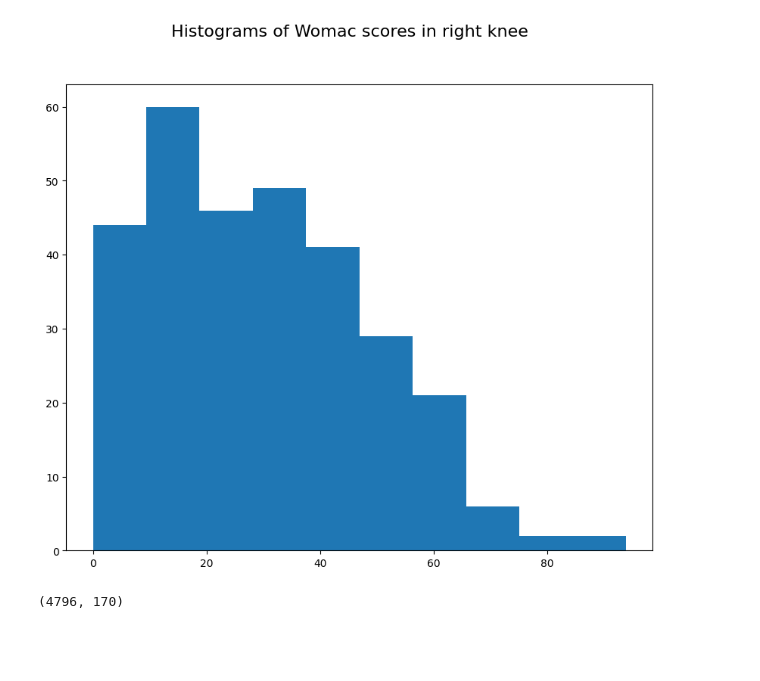
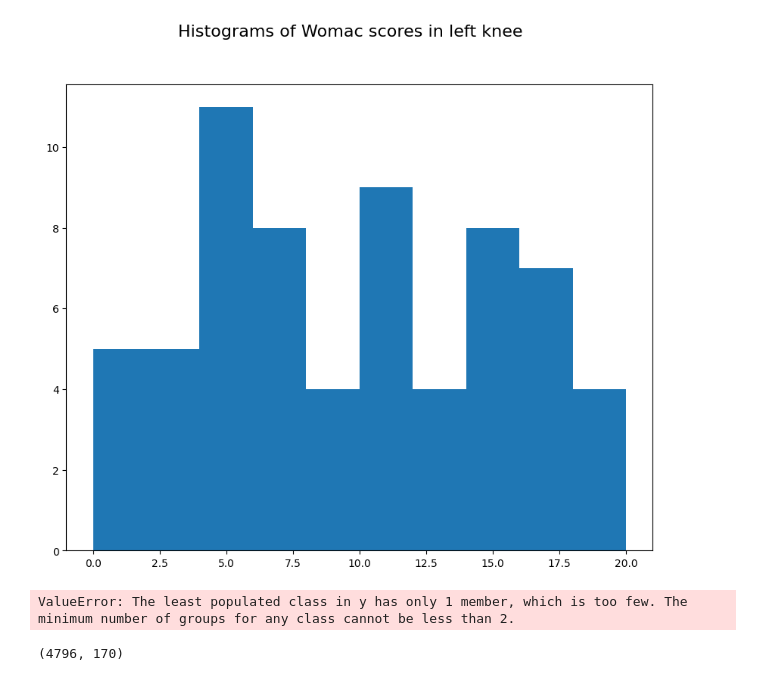
Before and after one commit to a-lundsgaard/XAI-in-Medical-Image-Analysis, a Jupyter notebook: notebooks/magnus_notebook.ipynb, the cells around one changed output. Drawn from its saved outputs; the diff is of its cells as text; code cells hidden in the pictures; blank space fills up the shorter version.

```diff
--- a/notebooks/magnus_notebook.ipynb
+++ b/notebooks/magnus_notebook.ipynb
@@ -58 +74,9 @@ importlib.reload(sys.modules['src.dataLoaders.NiftiDataLoader2'])
+# %%
+trunc_data = data[data['V00WOMKPR'] >= 13]
+womac_left_knee = trunc_data['V00WOMKPL']
+womac_left_knee.hist(bins=10, figsize=(10, 8), grid=False)
+plt.suptitle('Histograms of Womac scores in left knee', fontsize=16)
+plt.show()
+# %% [output]
+[figure, added]
 # %%
@@ -85,10 +132,11 @@ def sample_uniformly(df, feature, n_samples):
 # %%
-womac_right_knee_uni = sample_uniformly(data, 'V00WOMTSR', 300)
-womac_right_knee_uni['V00WOMTSR'].hist(bins=10, figsize=(10, 8), grid=False)
+
+womac_right_knee_uni = sample_uniformly(data_trunc, 'V00WOMKPR', 1)
+womac_right_knee_uni['V00WOMKPR'].hist(bins=10, figsize=(10, 8), grid=False)
 plt.suptitle('Histograms of Womac scores in right knee', fontsize=16)
 plt.show()
 # %% [output]
-[figure, removed]
+ValueError: The least populated class in y has only 1 member, which is too few. The minimum number of groups for any class cannot be less than 2.
 # %%
 data.shape
 # %% [output]
```
Also changed, not shown: parts of 7 cells of this notebook, 1 other file.
